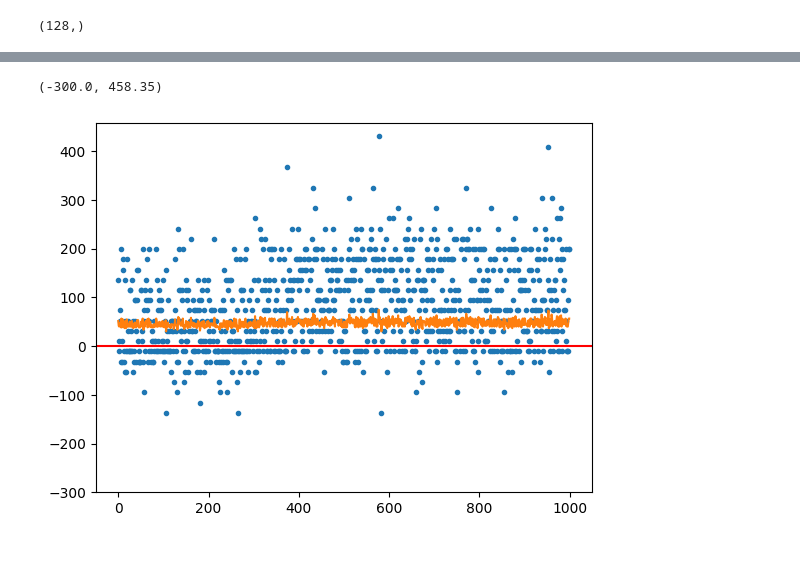
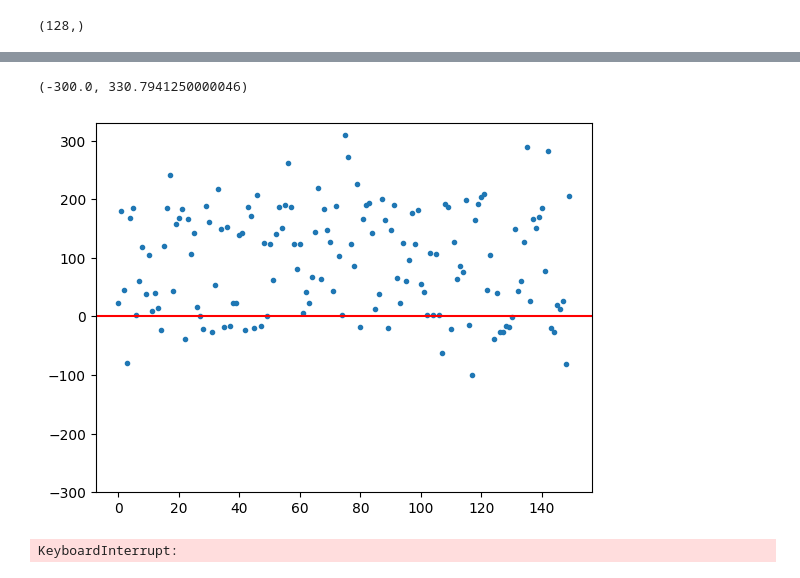
Before and after one commit to Flawed1/ml_2024, a Jupyter notebook: project.ipynb, the cells around one changed output, grey strips where cells are left out. Cells and saved outputs as stored; diff of their text form; code cells hidden in the pictures.

```diff
--- a/project.ipynb
+++ b/project.ipynb
@@ -632,2 +626,2 @@ A.L.E: Arcade Learning Environment (version 0.8.1+53f58b7)
 # %%
-rewards.extend(ppo_learning(env, agent, 500))
+rewards.extend(ppo_learning(env, agent, 50))
@@ -634,11 +646,36 @@ rewards.extend(ppo_learning(env, agent, 500))
 # %%
 plt.plot(rewards, ".")
-plt.plot(np.poly1d(np.polyfit(range(len(rewards)), rewards, 3))(rewards))
+# plt.plot(np.poly1d(np.polyfit(range(len(rewards)), rewards, 2))(rewards))
 plt.axhline(color="red")
 plt.ylim(bottom=-300)
 # %% [output]
-(-300.0, 458.35)
+(-300.0, 330.7941250000046)
-[figure, old version]
+[figure, new version]
 # %%
 env.close()
+# %%
+env = gym.make("ALE/Assault-ram-v5")
+
+reward_history = list()
+
+for episode in range(200):
+    state = env.reset()[0]
+    total_reward = 0
+    while True:
+        # print(state)
+        action, _, _ = agent.choose_action(state)
+        next_state, reward, is_done, is_truncated, _ = env.step(action)
+        total_reward += reward
+
+        if is_truncated or is_done:
+            break
+
+        state = next_state
+    reward_history.append(total_reward)
+    step_print(f"{episode}", episode, 25)
+
+plt.plot(reward_history, ".")
+env.close()
+# %% [output]
+KeyboardInterrupt:
 # %%
```
Also changed, not shown: parts of 4 cells of this notebook.
